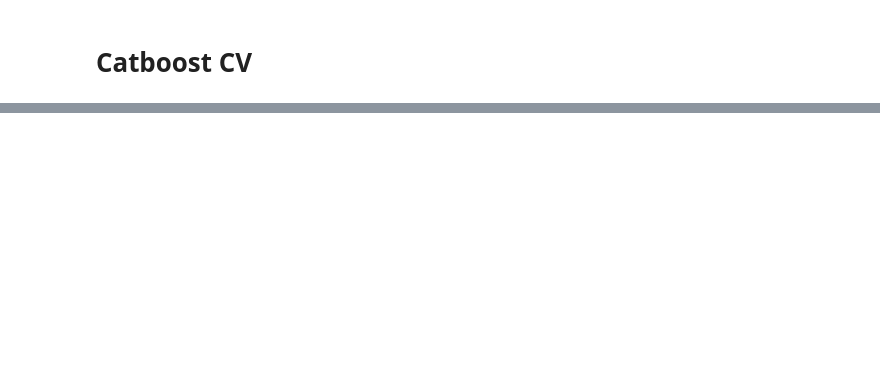
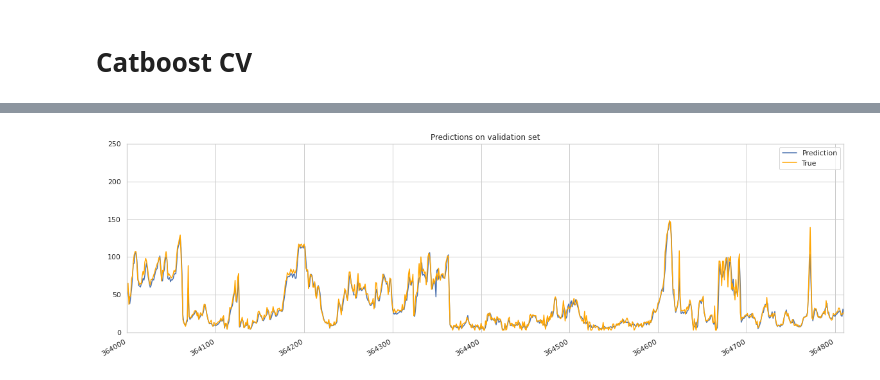
Before and after one commit to medAli-ai/Beijing-air-quality-prediction-internship, a Jupyter notebook: src/MachineLearning/Catboost Baseline.ipynb, the cells around one changed output, grey strips where cells are left out. Drawn from its saved outputs; the diff is of its cells as text; code cells hidden in the pictures; blank space fills up the shorter version.

```diff
--- a/src/MachineLearning/Catboost Baseline.ipynb
+++ b/src/MachineLearning/Catboost Baseline.ipynb
@@ -20,7 +20,7 @@ from sklearn.metrics import r2_score as r2
 import catboost as cb
 # %%
 # Importing the data
-data = pd.read_csv('~/Downloads/Beijing air quality/data/airquality_data.csv')
+data = pd.read_csv('../input/beijing-air-quality-preprocessed/airquality_data.csv')
 # %% [markdown]
 # Train test split
 # %%
@@ -283,8 +284,8 @@ for trn_idx, vld_idx in tsp.split(train_data):
     # train valid separation
     print(f"CV {counter}/{N_SPLITS}")
     print('\n')
-    train_pool = cb.Pool(train_data.iloc[trn_idx][features_columns], train_data.iloc[trn_idx]["PM2.5"], cat_features=['wd', 'station'])
-    val_pool = cb.Pool(train_data.iloc[vld_idx][features_columns], train_data.iloc[vld_idx]["PM2.5"], cat_features=['wd', 'station'])
+    train_pool = cb.Pool(train_data.iloc[trn_idx][features_columns], np.log(train_data.iloc[trn_idx]["PM2.5"]), cat_features=['wd', 'station'])
+    val_pool = cb.Pool(train_data.iloc[vld_idx][features_columns], np.log(train_data.iloc[vld_idx]["PM2.5"]), cat_features=['wd', 'station'])
     test_pool = cb.Pool(test[features_columns], cat_features=['wd', 'station'])
 
 
@@ -301,26 +302,32 @@ for trn_idx, vld_idx in tsp.split(train_data):
              }
 
     model = cb.CatBoostRegressor(**CATBOOST_PARAMS)
-    model.fit(train_pool, eval_set=val_pool, verbose=100, early_stopping_rounds=2500)
+    model.fit(train_pool, eval_set=val_pool, verbose=2500, early_stopping_rounds=50)
 
     # Predictions and score on validation data
     pred_val = model.predict(val_pool)
     pred_test = model.predict(test_pool)
 
-    mse_score_valid = mse(y_true=train_data.iloc[vld_idx]["PM2.5"], y_pred=pred_val)
-    mae_score_valid = mae(y_true=train_data.iloc[vld_idx]["PM2.5"], y_pred=pred_val)
-    msle_score_valid = msle(y_true=train_data.iloc[vld_idx]["PM2.5"], y_pred=pred_val)
-    r2_score_valid = r2(y_true=train_data.iloc[vld_idx]["PM2.5"], y_pred=pred_val)
+    # Register the score on each fold
+    mse_score_valid = mse(y_true=train_data.iloc[vld_idx]["PM2.5"], y_pred=np.exp(pred_val))
+    mae_score_valid = mae(y_true=train_data.iloc[vld_idx]["PM2.5"], y_pred=np.exp(pred_val))
+    msle_score_valid = msle(y_true=train_data.iloc[vld_idx]["PM2.5"], y_pred=np.exp(pred_val))
+    r2_score_valid = r2(y_true=train_data.iloc[vld_idx]["PM2.5"], y_pred=np.exp(pred_val))
+
     print('\n')
     print(f"Fold {counter} Catboost rmse: {sqrt(mse_score_valid)}")
     print(f"Fold {counter} Catboost  mae: {mae_score_valid}")
     print(f"Fold {counter} Catboost rmse: {sqrt(msle_score_valid)}")
     print(f"Fold {counter} Catboost r2: {r2_score_valid}")
     print('\n')
+
+    # Register the score on each fold
     mse_scores_catboost.append(sqrt(mse_score_valid))
     mae_scores_catboost.append(mae_score_valid)
     msle_scores_catboost.append(sqrt(msle_score_valid))
     r2_scores_catboost.append(r2_score_valid)
+
+    # Calculate prediction on test set
     oof_catboost[vld_idx] = pred_val
     oof_target[vld_idx] = train_data.iloc[vld_idx]["PM2.5"]
     predictions_catboost += pred_test / N_SPLITS
@@ -328,10 +335,10 @@ for trn_idx, vld_idx in tsp.split(train_data):
 
 
 # Inference score
-mse_score_test = mse(y_true=test["PM2.5"], y_pred=predictions_catboost)
-mae_score_test = mae(y_true=test["PM2.5"], y_pred=predictions_catboost)
-msle_score_test = msle(y_true=test["PM2.5"], y_pred=predictions_catboost)
-r2_score_test = r2(y_true=test["PM2.5"], y_pred=predictions_catboost)
+mse_score_test = mse(y_true=test["PM2.5"], y_pred=np.exp(predictions_catboost) )
+mae_score_test = mae(y_true=test["PM2.5"], y_pred=np.exp(predictions_catboost))
+msle_score_test = msle(y_true=test["PM2.5"], y_pred=np.exp(predictions_catboost))
+r2_score_test = r2(y_true=test["PM2.5"], y_pred=np.exp(predictions_catboost))
 
 print(f"Catboost rmse cv: {np.array(mse_scores_catboost).mean()}")
 print(f"Catboost rmae cv: {np.array(mae_scores_catboost).mean()}")
@@ -345,14 +370,20 @@ print(f"Catboost r2 test: {r2_score_test}")
 # %%
+# Create fig size for plotting
 fig, ax = plt.subplots(figsize=(20, 6))
-ax.plot(test["PM2.5"].index, predictions_catboost, color='b', label='True')
-ax.plot(test["PM2.5"].index, test["PM2.5"], color='orange', label='Prediction')
-
+# Plot the prediction
+ax.plot(test["PM2.5"].index, np.exp(predictions_catboost), color='b', label='Prediction')
+# Plot the true values
+ax.plot(test["PM2.5"].index, test["PM2.5"], color='orange', label='True')
+# set title
 ax.set_title("PM2.5", fontweight="bold", size=16)
+# set legend
 ax.legend(loc="upper right")
 
 
 ## Rotate date labels automatically
 ax.axis([364000, 364810, 0, 250])
 fig.autofmt_xdate()
 plt.title('Predictions on validation set')
 plt.show()
+# %% [output]
+[figure, added]
```
Also changed, not shown: parts of 5 cells of this notebook, 6 other files.
